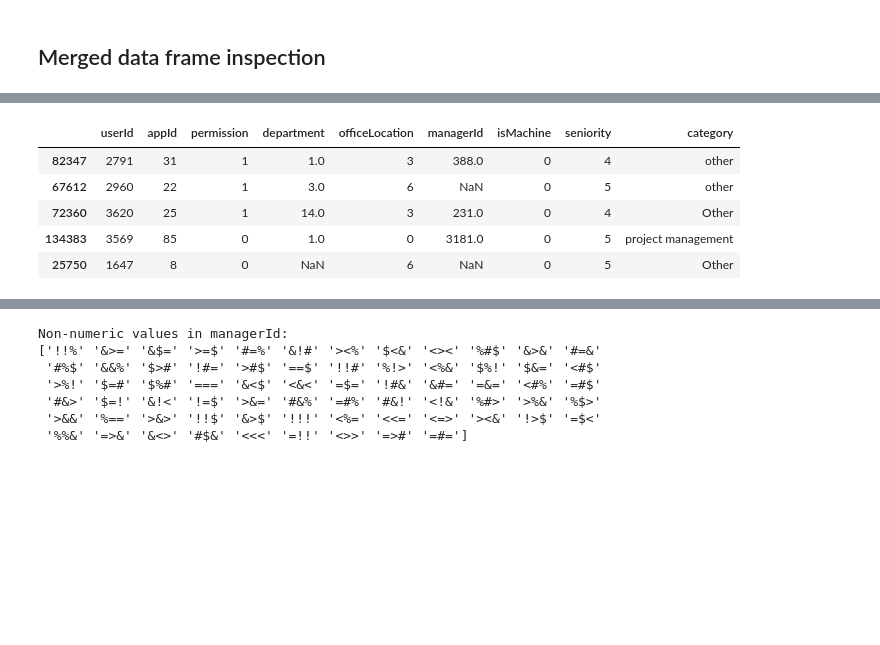
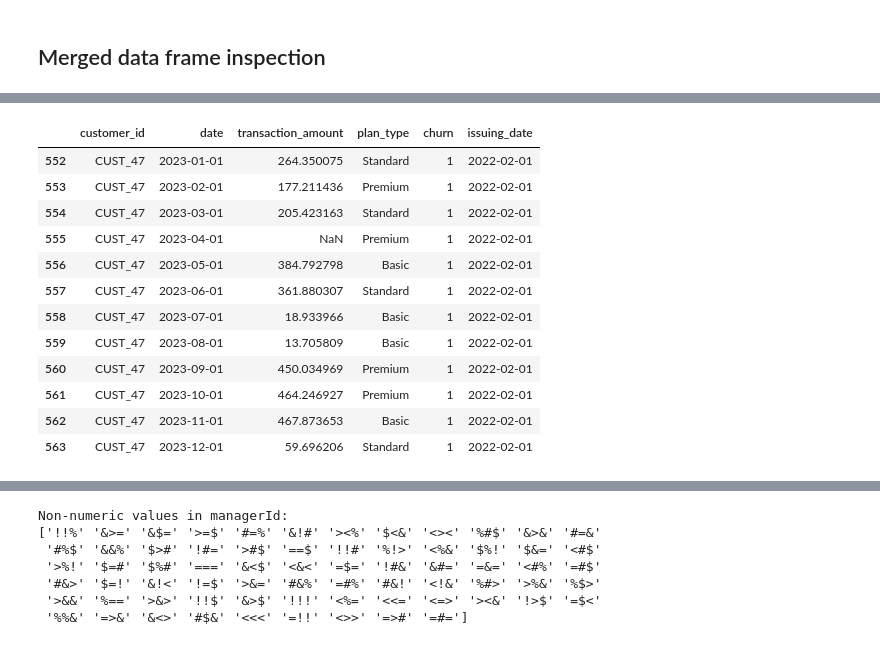
Before and after one commit to arkadymankovsky/customer-churn-classification, a Jupyter notebook: exercise.ipynb, the cells around one changed output, grey strips where cells are left out. Drawn from its saved outputs; the diff is of its cells as text; code cells hidden in the pictures; blank space fills up the shorter version.

```diff
--- a/exercise.ipynb
+++ b/exercise.ipynb
@@ -543,7 +542,5 @@ def print_results(results):
 # %% [markdown]
 ### Loading data
 # %%
-users_metadata = pd.read_csv('data/users_metadata.csv')
-apps_metadata = pd.read_csv('data/apps_metadata.csv')
-interactions = pd.read_csv('data/interactions.csv')
+df = pd.read_csv('data/raw/churn_data.csv')
 # %% [markdown]
@@ -607,9 +697,16 @@ None
 # %%
-merged.sample(5)
+df.query('customer_id=="CUST_47"').sort_values('date')
 # %% [output]
-|  | userId | appId | permission | department | officeLocation | managerId | isMachine | seniority | category |
-| 82347 | 2791 | 31 | 1 | 1.0 | 3 | 388.0 | 0 | 4 | other |
-| 67612 | 2960 | 22 | 1 | 3.0 | 6 | NaN | 0 | 5 | other |
-| 72360 | 3620 | 25 | 1 | 14.0 | 3 | 231.0 | 0 | 4 | Other |
-| 134383 | 3569 | 85 | 0 | 1.0 | 0 | 3181.0 | 0 | 5 | project management |
-| 25750 | 1647 | 8 | 0 | NaN | 6 | NaN | 0 | 5 | Other |
+|  | customer_id | date | transaction_amount | plan_type | churn | issuing_date |
+| 552 | CUST_47 | 2023-01-01 | 264.350075 | Standard | 1 | 2022-02-01 |
+| 553 | CUST_47 | 2023-02-01 | 177.211436 | Premium | 1 | 2022-02-01 |
+| 554 | CUST_47 | 2023-03-01 | 205.423163 | Standard | 1 | 2022-02-01 |
+| 555 | CUST_47 | 2023-04-01 | NaN | Premium | 1 | 2022-02-01 |
+| 556 | CUST_47 | 2023-05-01 | 384.792798 | Basic | 1 | 2022-02-01 |
+| 557 | CUST_47 | 2023-06-01 | 361.880307 | Standard | 1 | 2022-02-01 |
+| 558 | CUST_47 | 2023-07-01 | 18.933966 | Basic | 1 | 2022-02-01 |
+| 559 | CUST_47 | 2023-08-01 | 13.705809 | Basic | 1 | 2022-02-01 |
+| 560 | CUST_47 | 2023-09-01 | 450.034969 | Premium | 1 | 2022-02-01 |
+| 561 | CUST_47 | 2023-10-01 | 464.246927 | Premium | 1 | 2022-02-01 |
+| 562 | CUST_47 | 2023-11-01 | 467.873653 | Basic | 1 | 2022-02-01 |
+| 563 | CUST_47 | 2023-12-01 | 59.696206 | Standard | 1 | 2022-02-01 |
```
Also changed, not shown: parts of 25 cells of this notebook, 15 other files.
